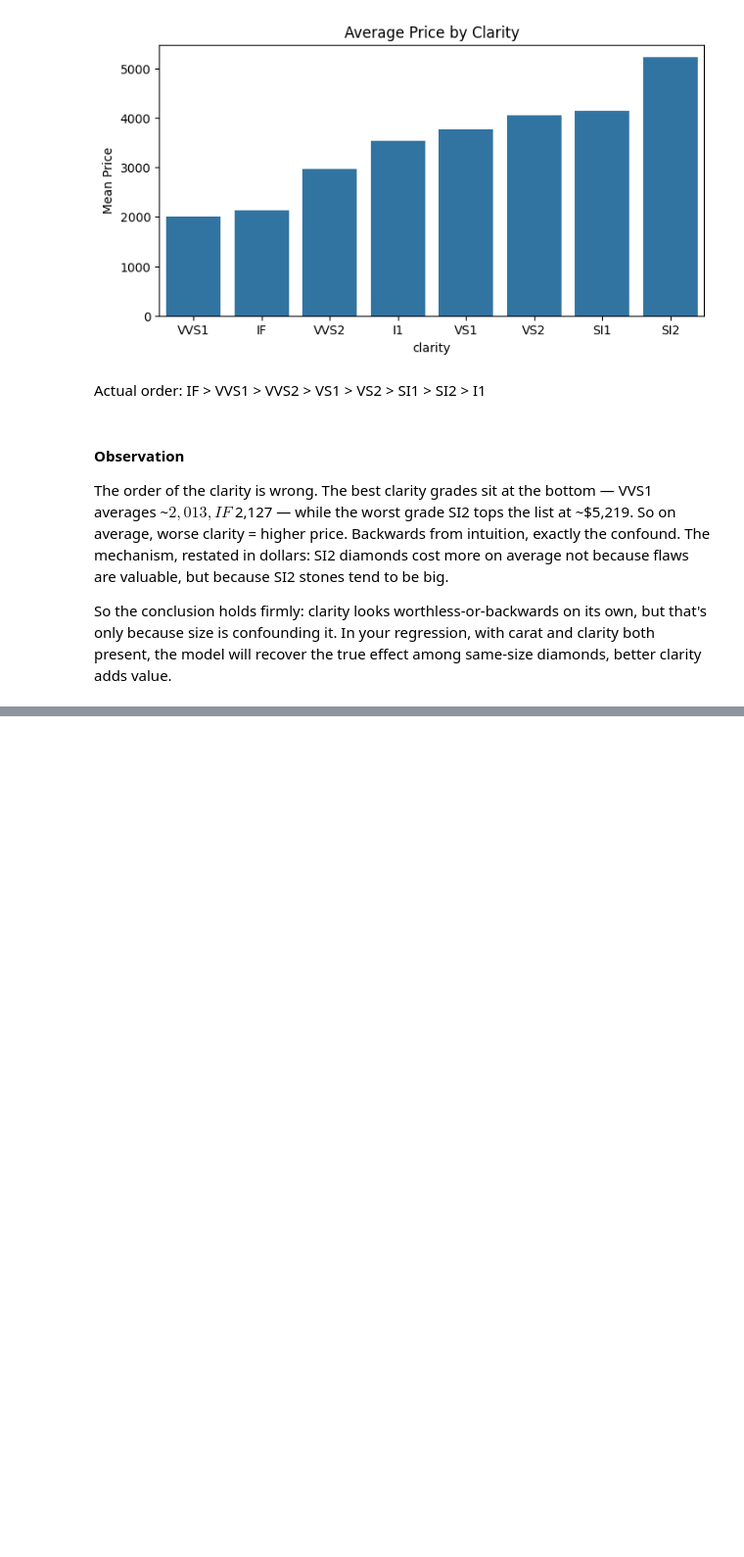
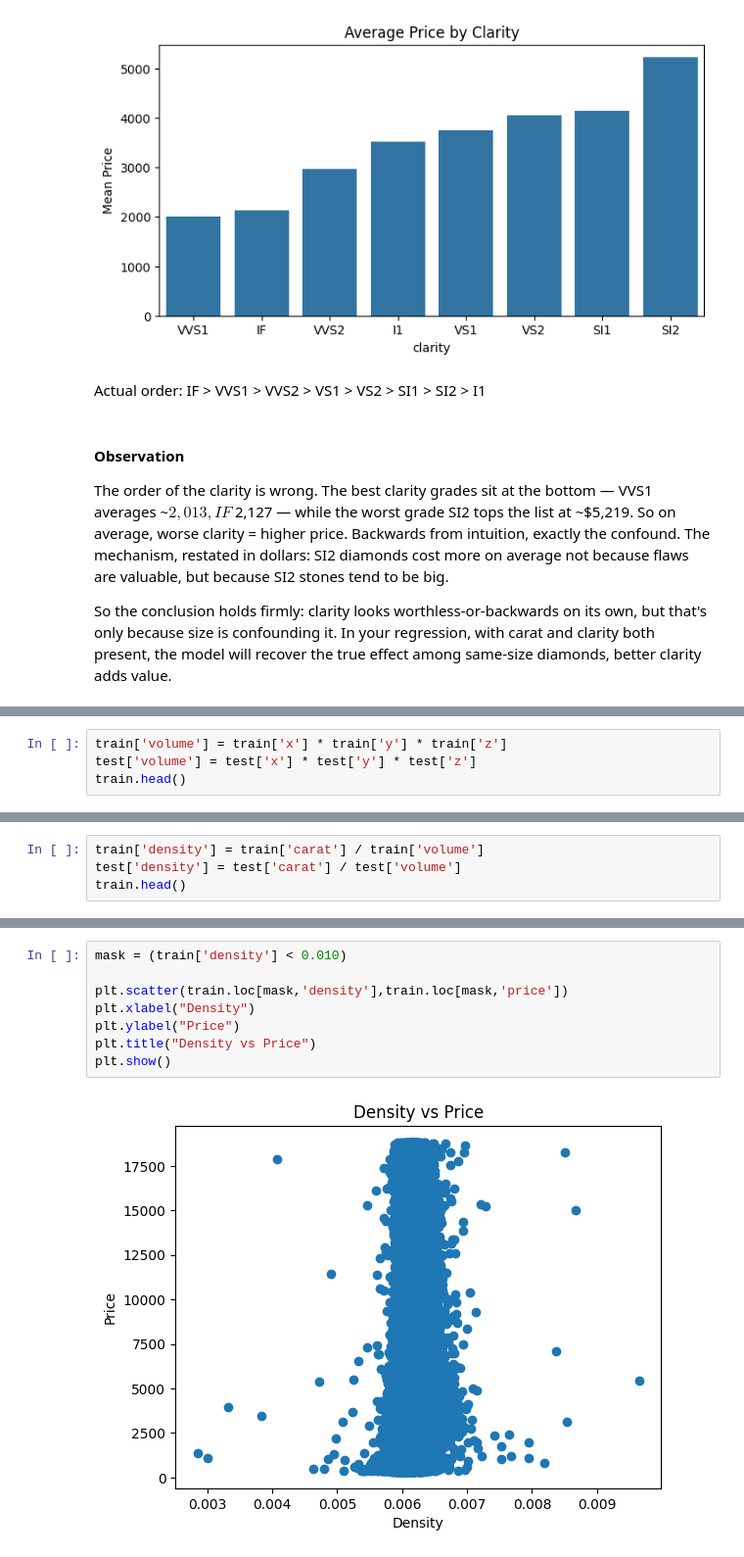
Before and after one commit to samrat-rm/Brain-Cache, a Jupyter notebook: kaggle_notes/Gemstone_Linear_Regression.ipynb, the cells around one changed output, grey strips where cells are left out. Shown at 98% size. Cells and saved outputs as stored; diff of their text form; blank space fills up the shorter version.

```diff
--- a/kaggle_notes/Gemstone_Linear_Regression.ipynb
+++ b/kaggle_notes/Gemstone_Linear_Regression.ipynb
@@ -480,0 +516,4 @@ So the conclusion holds firmly: clarity looks worthless-or-backwards on its own,
+# %%
+train['volume'] = train['x'] * train['y'] * train['z']
+test['volume'] = test['x'] * test['y'] * test['z']
+train.head()
@@ -480,0 +527,4 @@ So the conclusion holds firmly: clarity looks worthless-or-backwards on its own,
+# %%
+train['density'] = train['carat'] / train['volume']
+test['density'] = test['carat'] / test['volume']
+train.head()
@@ -480,0 +538,10 @@ So the conclusion holds firmly: clarity looks worthless-or-backwards on its own,
+# %%
+mask = (train['density'] < 0.010)
+
+plt.scatter(train.loc[mask,'density'],train.loc[mask,'price'])
+plt.xlabel("Density")
+plt.ylabel("Price")
+plt.title("Density vs Price")
+plt.show()
+# %% [output]
+[figure, added]
```
Also changed, not shown: parts of 27 cells of this notebook.
